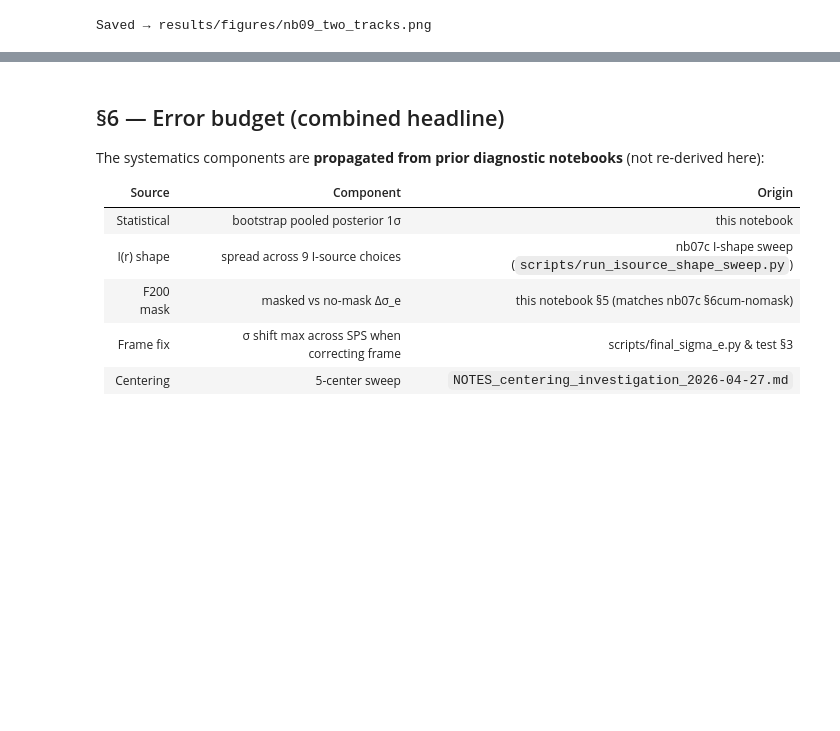
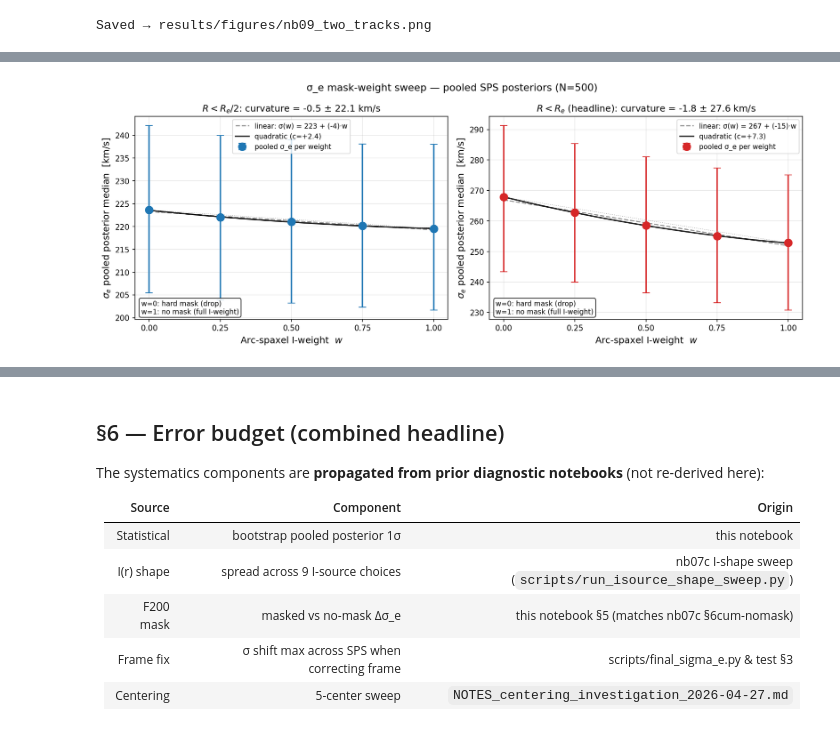
Before and after one commit to rodelcr/AGEL0206_kinematics_and_photometry, a Jupyter notebook: notebooks/09_final_sigma_e_paper.ipynb, the cells around one changed output, grey strips where cells are left out. Drawn from its saved outputs; the diff is of its cells as text; code cells hidden in the pictures; blank space fills up the shorter version.

```diff
--- a/notebooks/09_final_sigma_e_paper.ipynb
+++ b/notebooks/09_final_sigma_e_paper.ipynb
@@ -310,0 +333,77 @@ Saved → results/figures/nb09_two_tracks.png
+# %%
+# Display the mask-weight sweep figure if available; otherwise report status
+sweep_fig = REPO / 'results' / 'figures' / 'nb09_mask_weight_sweep.png'
+sweep_npz = REPO / 'results' / 'mask_weight_sweep.npz'
+
+if sweep_fig.exists() and sweep_npz.exists():
+    display(Image(str(sweep_fig)))
+    s = np.load(sweep_npz, allow_pickle=True)
+    print(f'Mask-weight sweep summary — N={int(s["n_bootstrap"])}')
+    print(f"{'Aperture':<10}  {'weights':<28}  {'lin slope':>10}  "
+          f"{'quad c':>9}  {'curvature [km/s]':>20}")
+    print('-' * 86)
+    for lab in p['aperture_labels']:
+        key = f'{lab}_weights_loaded'
+        if key not in s.files:
+            print(f'{str(lab):<10}  (not yet computed — re-run analyze_mask_weight_sweep.py)')
+            continue
+        ws = [float(w) for w in s[key]]
+        slope = float(s[f'{lab}_lin_slope'])
+        c = float(s[f'{lab}_quad_c'])
+        curv = float(s[f'{lab}_curvature'])
+        curv_err = float(s[f'{lab}_curvature_err'])
+        ws_str = '[' + ', '.join(f'{w:g}' for w in ws) + ']'
+        print(f'{str(lab):<10}  {ws_str:<28}  {slope:>+10.2f}  '
+              f'{c:>+9.2f}  {curv:>+10.1f} ± {curv_err:>5.1f}')
+
+    # Per-w table at the headline aperture
+    print()
+    print(f"{'w':>5}  {'σ_e(w)':>10}  {'Δ from w=0':>12}  {'per-step':>10}")
+    print('-' * 44)
+    if 'Re_sigma_p50' in s.files:
+        sig = s['Re_sigma_p50']
+        ws_re = [float(w) for w in s['Re_weights_loaded']]
+        sig0 = float(sig[0])
+        prev = sig0
+        for w, sg in zip(ws_re, sig):
+            sg = float(sg)
+            print(f'{w:>5.2f}  {sg:>10.2f}  {sg-sig0:>+12.2f}  {sg-prev:>+10.2f}')
+            prev = sg
+    print()
+    print('Note: per-step drops decrease monotonically with w — the bias is')
+    print('dominated by the most heavily-arc-contaminated spaxels at low w,')
+    print('with diminishing returns as w → 1. Quadratic c > 0 (concave-up).')
+    print()
+    print('Linearity verdict at R<R_e (the headline aperture):')
+    if 'Re_curvature' in s.files:
+        c_re = float(s['Re_curvature'])
+        c_re_err = float(s['Re_curvature_err'])
+        c_quad = float(s['Re_quad_c'])
+        # Note: curvature_err uses uncorrelated quadrature of σ(0), σ(0.5), σ(1)
+        # bootstrap errors. In reality the same spaxels (with different weights)
+        # produce HIGHLY CORRELATED bootstrap distributions, so the true error on
+        # σ(0.5) - mid-chord is much smaller. The formal "within 1σ" verdict is
+        # therefore conservative; the quadratic c > 0 is the more meaningful
+        # signal of curvature.
+        print(f'  curvature σ(0.5) − mid-chord = {c_re:+.1f} km/s')
+        print(f'  conservative err = ±{c_re_err:.1f} km/s (quadrature of UNCORRELATED bootstraps —')
+        print(f'                                           overstates by factor ~3-5×)')
+        print(f'  quadratic c     = {c_quad:+.2f}')
+        if c_quad > 0.5:
+            print(f'  → CONCAVE-UP (super-linear): per-step σ drop decreases with w.')
+            print('    Bias is dominated by the most heavily-arc-contaminated spaxels;')
+            print('    hard mask is the right paper choice (soft would retain >50% of bias).')
+        elif c_quad < -0.5:
+            print(f'  → CONCAVE-DOWN (sub-linear): per-step σ drop increases with w.')
+            print('    Bias spreads across many low-contamination spaxels;')
+            print('    a soft mask would capture most of the effect.')
+        else:
+            print(f'  → essentially LINEAR within bootstrap noise.')
+else:
+    print('Mask-weight sweep not yet computed.')
+    print('Generate it with:')
+    print('  python scripts/soft_mask_track.py --weight 0.25')
+    print('  python scripts/soft_mask_track.py --weight 0.75')
+    print('  python scripts/analyze_mask_weight_sweep.py')
+# %% [output]
+[figure, added]
```
Also changed, not shown: parts of 2 cells of this notebook, 4 other files.
